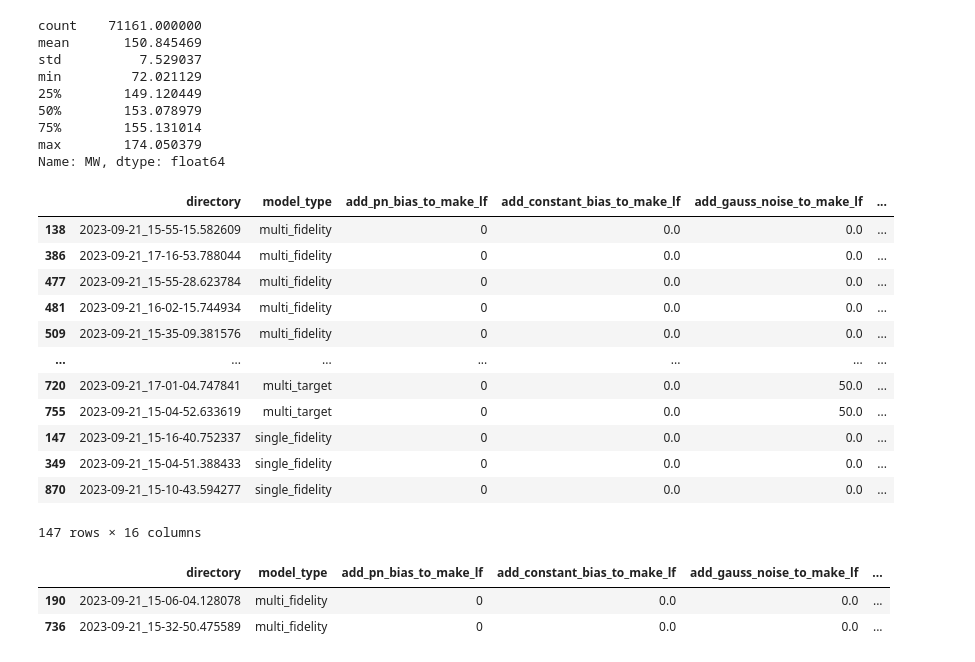
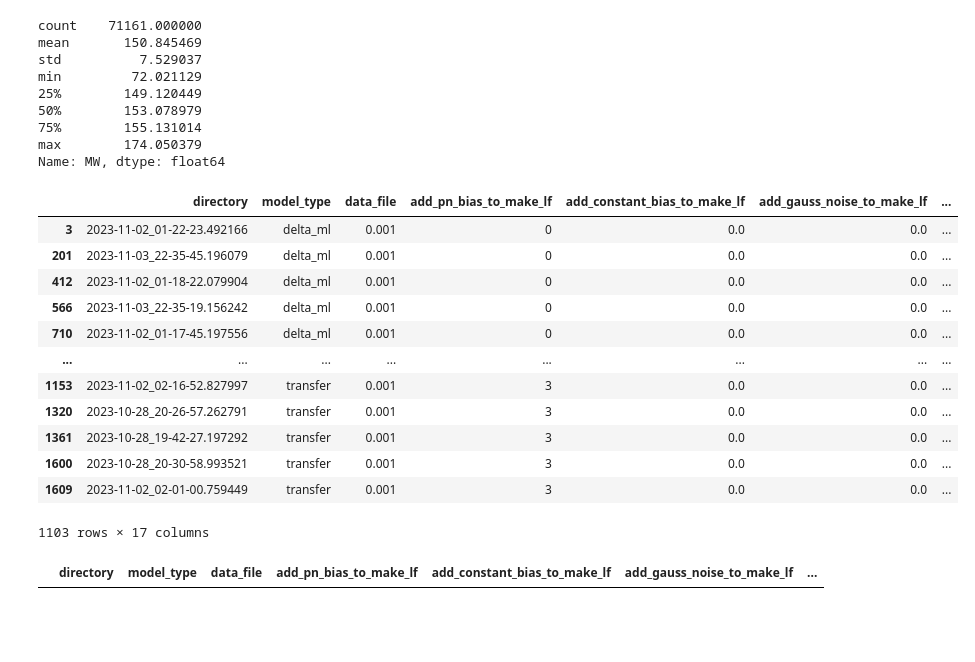
Before and after one commit to sourcery-ai-experiments/chemprop, a Jupyter notebook: multifidelity_results_analysis.ipynb, the cells around one changed output. Drawn from its saved outputs; the diff is of its cells as text; code cells hidden in the pictures; blank space fills up the shorter version.

```diff
--- a/multifidelity_results_analysis.ipynb
+++ b/multifidelity_results_analysis.ipynb
@@ -47,58 +47,60 @@ for subdir in os.listdir(root_dir):
     if os.path.isdir(subdir_path):
 
         # specify important files in the subdirectory
         json_path = os.path.join(subdir_path, "args.json")
         csv_path = os.path.join(subdir_path, "test_metrics.csv")
 
         # read in args.json
         with open(json_path, 'r') as f:
             json_data = json.load(f)
         json_df = pd.DataFrame({k:[v] for k, v in json_data.items()})
 
         # read in test_metrics.csv
         try:
             csv_df = pd.read_csv(csv_path)
         except FileNotFoundError:  # if job didn't finish, there'll be no CSV
             continue
 
         # concatentate horizontally
         df = pd.DataFrame({"directory": [subdir]})
         df = pd.concat([df, json_df, csv_df], axis=1)
         dfs.append(df)
 
 # combine the data into a single DataFrame
 df = pd.concat(dfs, ignore_index=True)
-df.drop(columns=['data_file', 'hf_col_name', 'lf_col_name', 'save_test_plot',
+df.drop(columns=['hf_col_name', 'lf_col_name', 'save_test_plot',
                  'num_epochs', 'export_train_and_val', 'scale_data',
                  'results_dir'], inplace=True)
 
-# df = df[df['split_type'] == 'random']
+df = df[df['split_type'] == 'random']
 # df = df[df['split_type'] == 'scaffold']
-df = df[df['split_type'] == 'h298']
+# df = df[df['split_type'] == 'h298']
 
-df.sort_values(by=['model_type', 'add_pn_bias_to_make_lf', 'add_constant_bias_to_make_lf', 'add_gauss_noise_to_make_lf', 'add_descriptor_bias_to_make_lf', 'lf_hf_size_ratio'])
+df['data_file'] = df['data_file'].apply(lambda x: float(x.split('/')[-1].split('_')[-1][:-4]))
+
+df = df[df['data_file'] == 0.001]
+
+df.sort_values(by=['model_type', 'data_file', 'add_pn_bias_to_make_lf', 'add_constant_bias_to_make_lf', 'add_gauss_noise_to_make_lf', 'add_descriptor_bias_to_make_lf', 'lf_hf_size_ratio'])
 # %% [output]
-|  | directory | model_type | add_pn_bias_to_make_lf | add_constant_bias_to_make_lf | add_gauss_noise_to_make_lf | ... |
-| 138 | 2023-09-21_15-55-15.582609 | multi_fidelity | 0 | 0.0 | 0.0 | ... |
-| 386 | 2023-09-21_17-16-53.788044 | multi_fidelity | 0 | 0.0 | 0.0 | ... |
-| 477 | 2023-09-21_15-55-28.623784 | multi_fidelity | 0 | 0.0 | 0.0 | ... |
-| 481 | 2023-09-21_16-02-15.744934 | multi_fidelity | 0 | 0.0 | 0.0 | ... |
-| 509 | 2023-09-21_15-35-09.381576 | multi_fidelity | 0 | 0.0 | 0.0 | ... |
-| ... | ... | ... | ... | ... | ... | ... |
-| 720 | 2023-09-21_17-01-04.747841 | multi_target | 0 | 0.0 | 50.0 | ... |
-| 755 | 2023-09-21_15-04-52.633619 | multi_target | 0 | 0.0 | 50.0 | ... |
-| 147 | 2023-09-21_15-16-40.752337 | single_fidelity | 0 | 0.0 | 0.0 | ... |
-| 349 | 2023-09-21_15-04-51.388433 | single_fidelity | 0 | 0.0 | 0.0 | ... |
-| 870 | 2023-09-21_15-10-43.594277 | single_fidelity | 0 | 0.0 | 0.0 | ... |
+|  | directory | model_type | data_file | add_pn_bias_to_make_lf | add_constant_bias_to_make_lf | add_gauss_noise_to_make_lf | ... |
+| 3 | 2023-11-02_01-22-23.492166 | delta_ml | 0.001 | 0 | 0.0 | 0.0 | ... |
+| 201 | 2023-11-03_22-35-45.196079 | delta_ml | 0.001 | 0 | 0.0 | 0.0 | ... |
+| 412 | 2023-11-02_01-18-22.079904 | delta_ml | 0.001 | 0 | 0.0 | 0.0 | ... |
+| 566 | 2023-11-03_22-35-19.156242 | delta_ml | 0.001 | 0 | 0.0 | 0.0 | ... |
+| 710 | 2023-11-02_01-17-45.197556 | delta_ml | 0.001 | 0 | 0.0 | 0.0 | ... |
+| ... | ... | ... | ... | ... | ... | ... | ... |
+| 1153 | 2023-11-02_02-16-52.827997 | transfer | 0.001 | 3 | 0.0 | 0.0 | ... |
+| 1320 | 2023-10-28_20-26-57.262791 | transfer | 0.001 | 3 | 0.0 | 0.0 | ... |
+| 1361 | 2023-10-28_19-42-27.197292 | transfer | 0.001 | 3 | 0.0 | 0.0 | ... |
+| 1600 | 2023-10-28_20-30-58.993521 | transfer | 0.001 | 3 | 0.0 | 0.0 | ... |
+| 1609 | 2023-11-02_02-01-00.759449 | transfer | 0.001 | 3 | 0.0 | 0.0 | ... |
-147 rows × 16 columns
+1103 rows × 17 columns
 # %%
 df.loc[(df['model_type'] == 'multi_fidelity') & (df['add_pn_bias_to_make_lf'] == 0) & (df['add_constant_bias_to_make_lf'] == 0) & (df['add_gauss_noise_to_make_lf'] == 0) & \
        (df['add_descriptor_bias_to_make_lf'] == 0) & (df['lf_hf_size_ratio'] == 100) \
        & (df['lf_superset_of_hf'] == True) & (df['seed'] == 0)]
 # %% [output]
-|  | directory | model_type | add_pn_bias_to_make_lf | add_constant_bias_to_make_lf | add_gauss_noise_to_make_lf | ... |
-| 190 | 2023-09-21_15-06-04.128078 | multi_fidelity | 0 | 0.0 | 0.0 | ... |
-| 736 | 2023-09-21_15-32-50.475589 | multi_fidelity | 0 | 0.0 | 0.0 | ... |
+|  | directory | model_type | data_file | add_pn_bias_to_make_lf | add_constant_bias_to_make_lf | add_gauss_noise_to_make_lf | ... |
 # %%
 # df[df.duplicated(['model_type', 'add_pn_bias_to_make_lf', 'add_constant_bias_to_make_lf',
 #             'add_gauss_noise_to_make_lf', 'add_descriptor_bias_to_make_lf', 'lf_hf_size_ratio', 'lf_superset_of_hf','seed'])]
```
Also changed, not shown: parts of 8 cells of this notebook, 3 other files.
